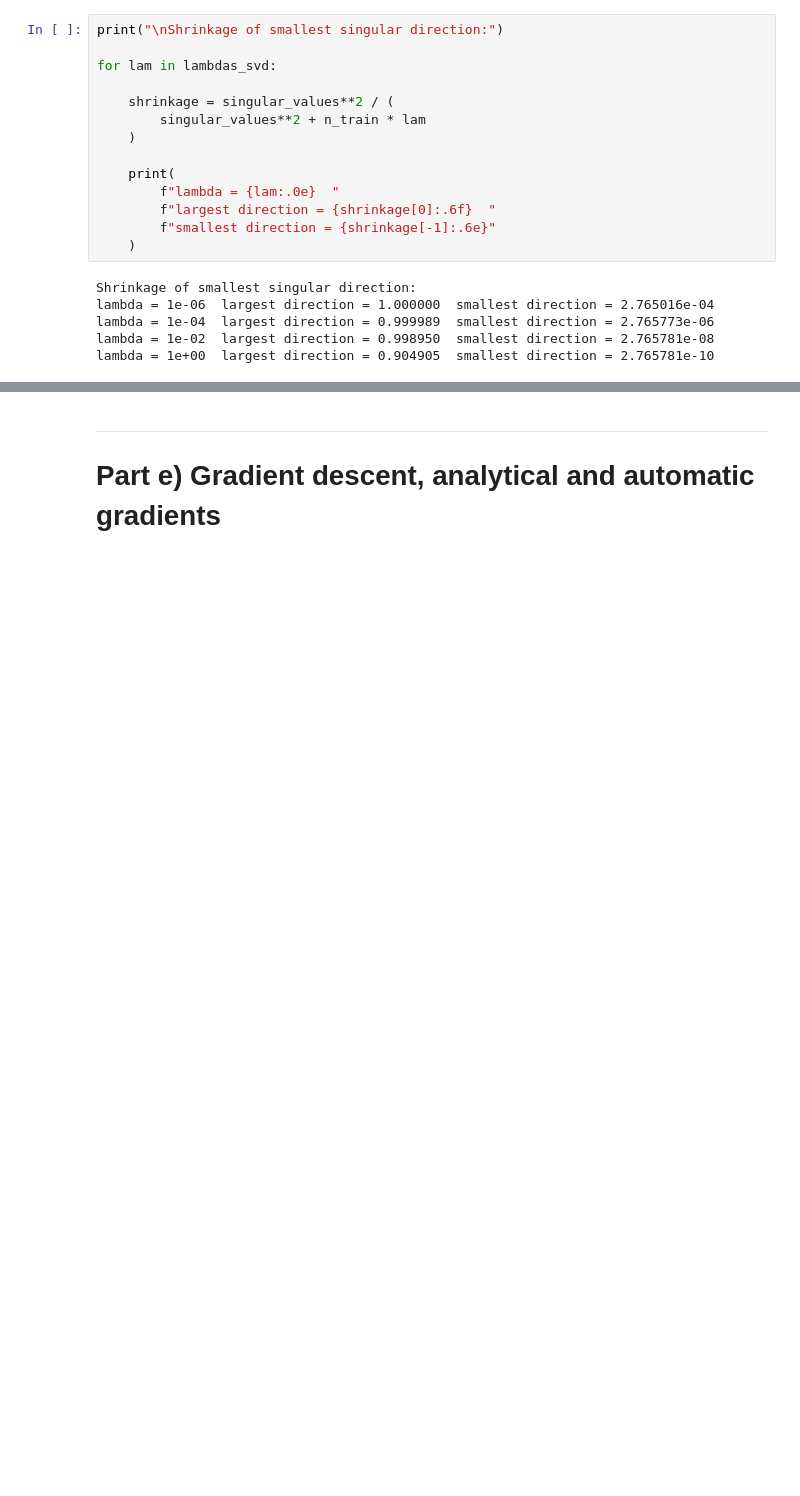
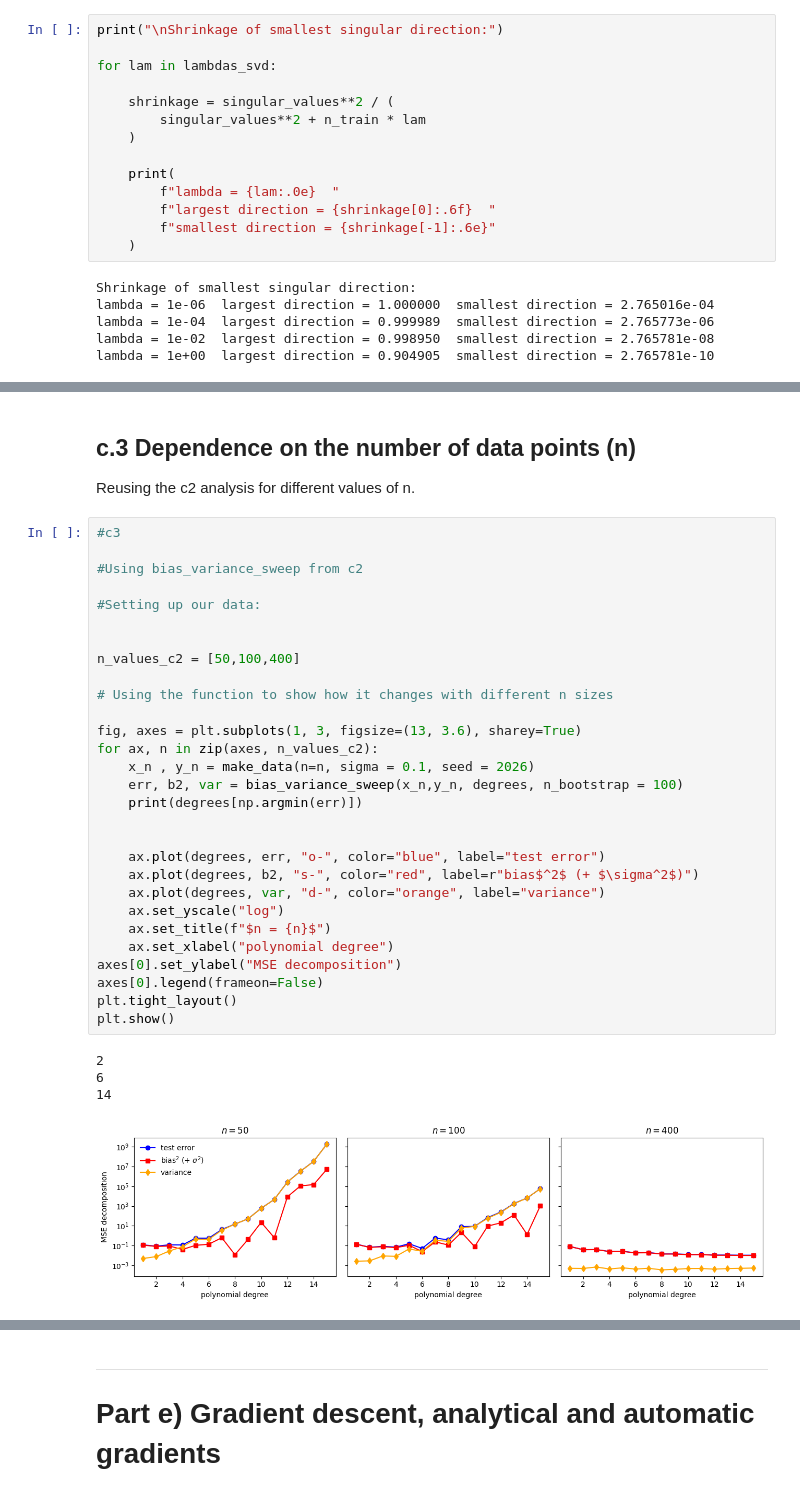
Before and after one commit to GardKL/Project1, a Jupyter notebook: Project1/code/Project1.ipynb, the cells around one changed output, grey strips where cells are left out. Drawn from its saved outputs; the diff is of its cells as text; blank space fills up the shorter version.

```diff
--- a/Project1/code/Project1.ipynb
+++ b/Project1/code/Project1.ipynb
@@ -668,0 +781,38 @@ lambda = 1e+00  largest direction = 0.904905  smallest direction = 2.765781e-10
+# %% [markdown]
+## c.3 Dependence on the number of data points (n)
+
+Reusing the c2 analysis for different values of n.
+# %%
+#c3
+
+#Using bias_variance_sweep from c2
+
+#Setting up our data:
+
+
+n_values_c2 = [50,100,400]
+
+# Using the function to show how it changes with different n sizes
+
+fig, axes = plt.subplots(1, 3, figsize=(13, 3.6), sharey=True)
+for ax, n in zip(axes, n_values_c2):
+    x_n , y_n = make_data(n=n, sigma = 0.1, seed = 2026)
+    err, b2, var = bias_variance_sweep(x_n,y_n, degrees, n_bootstrap = 100)
+    print(degrees[np.argmin(err)])
+
+
+    ax.plot(degrees, err, "o-", color="blue", label="test error")
+    ax.plot(degrees, b2, "s-", color="red", label=r"bias$^2$ (+ $\sigma^2$)")
+    ax.plot(degrees, var, "d-", color="orange", label="variance")
+    ax.set_yscale("log")
+    ax.set_title(f"$n = {n}$")
+    ax.set_xlabel("polynomial degree")
+axes[0].set_ylabel("MSE decomposition")
+axes[0].legend(frameon=False)
+plt.tight_layout()
+plt.show()
+# %% [output]
+2
+6
+14
+[figure, added]
```
Also changed, not shown: parts of 31 cells of this notebook.
